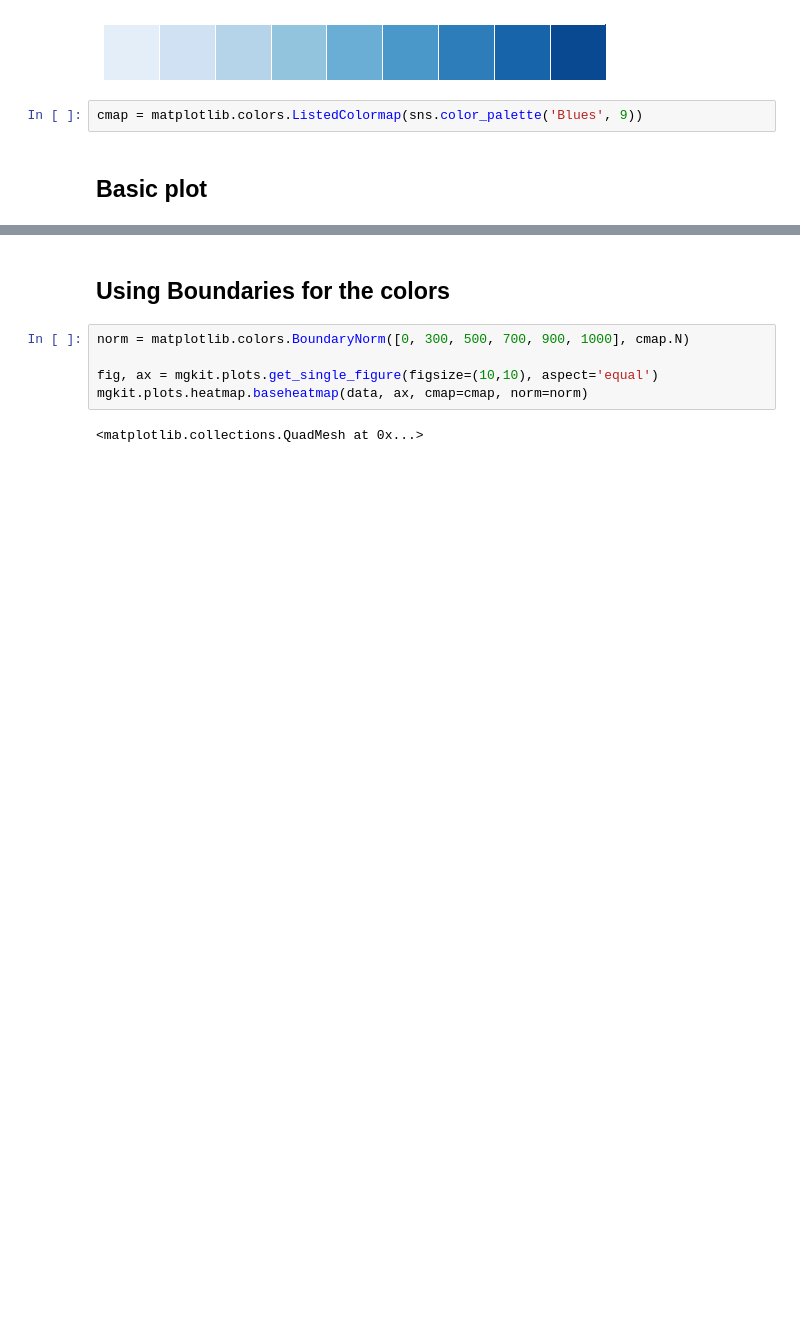
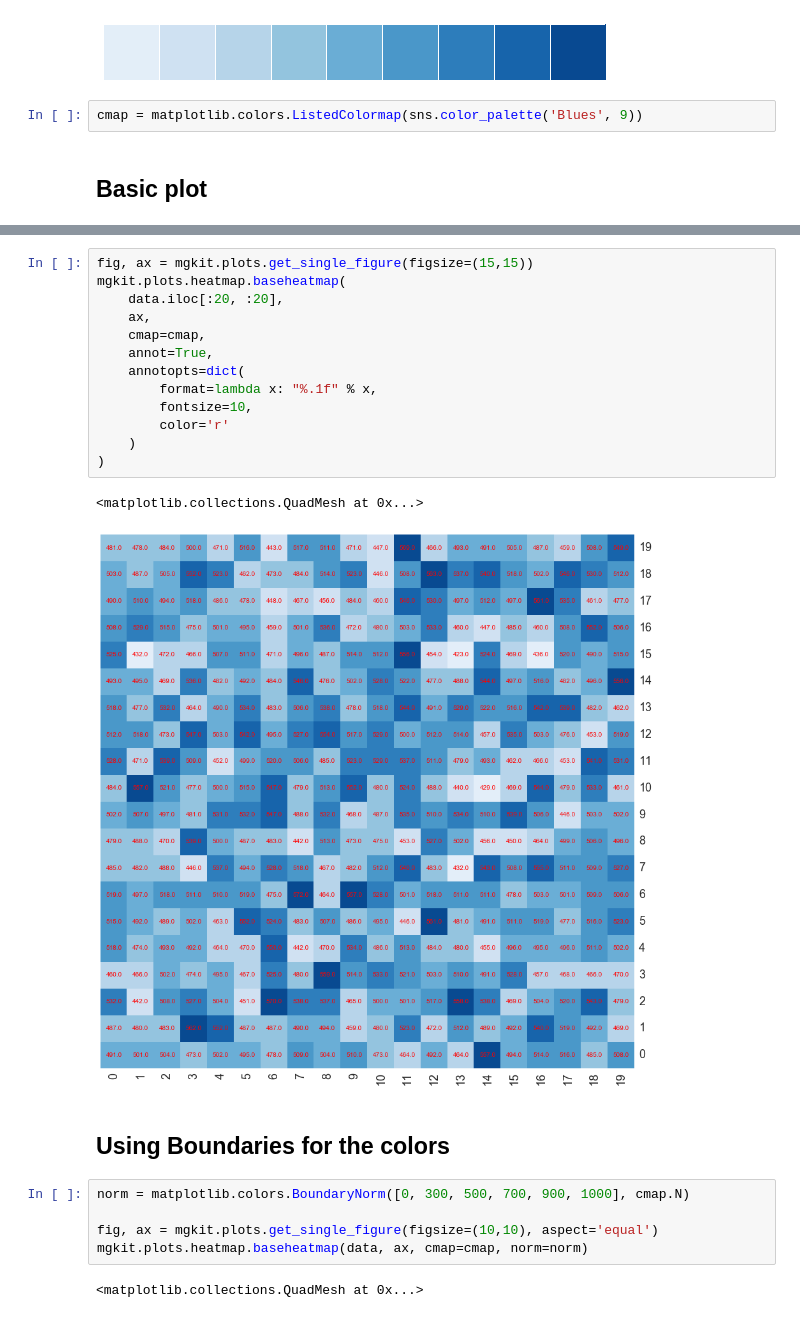
Before and after one commit to frubino/mgkit, a Jupyter notebook: docs/source/examples/plots/heatmap.ipynb, the cells around one changed output, grey strips where cells are left out. Drawn from its saved outputs; the diff is of its cells as text; blank space fills up the shorter version.

```diff
--- a/docs/source/examples/plots/heatmap.ipynb
+++ b/docs/source/examples/plots/heatmap.ipynb
@@ -35,3 +59,19 @@ mgkit.plots.heatmap.baseheatmap(data, ax, cmap=cmap)
+# %%
+fig, ax = mgkit.plots.get_single_figure(figsize=(15,15))
+mgkit.plots.heatmap.baseheatmap(
+    data.iloc[:20, :20],
+    ax,
+    cmap=cmap,
+    annot=True,
+    annotopts=dict(
+        format=lambda x: "%.1f" % x,
+        fontsize=10,
+        color='r'
+    )
+)
+# %% [output]
+<matplotlib.collections.QuadMesh at 0x...>
+[figure, added]
 # %% [markdown]
 ## Using Boundaries for the colors
 # %%
```
Also changed, not shown: parts of 13 cells of this notebook, 1 other file.
